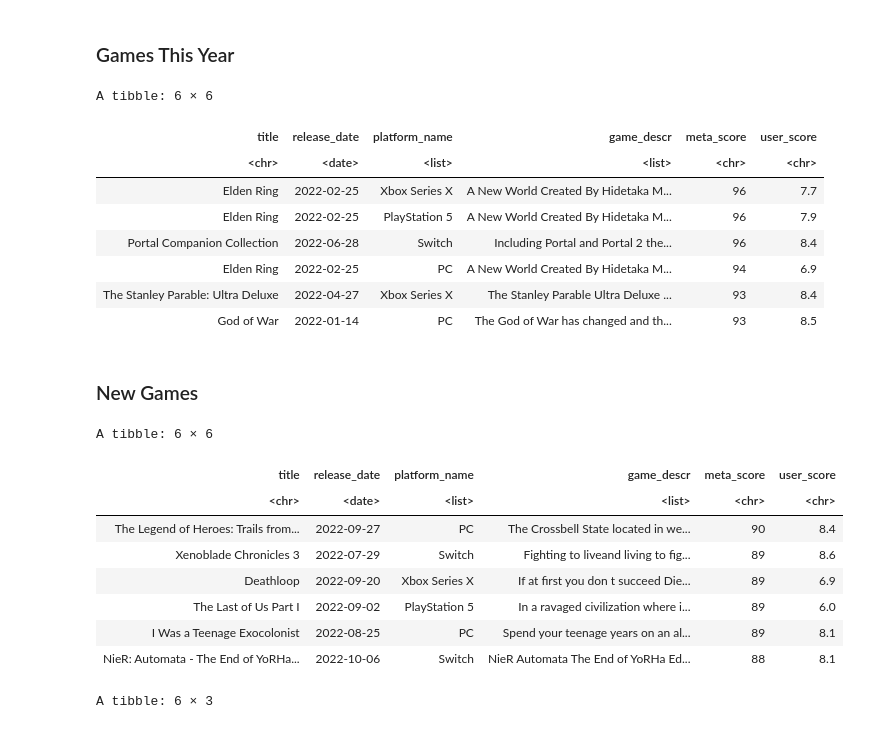
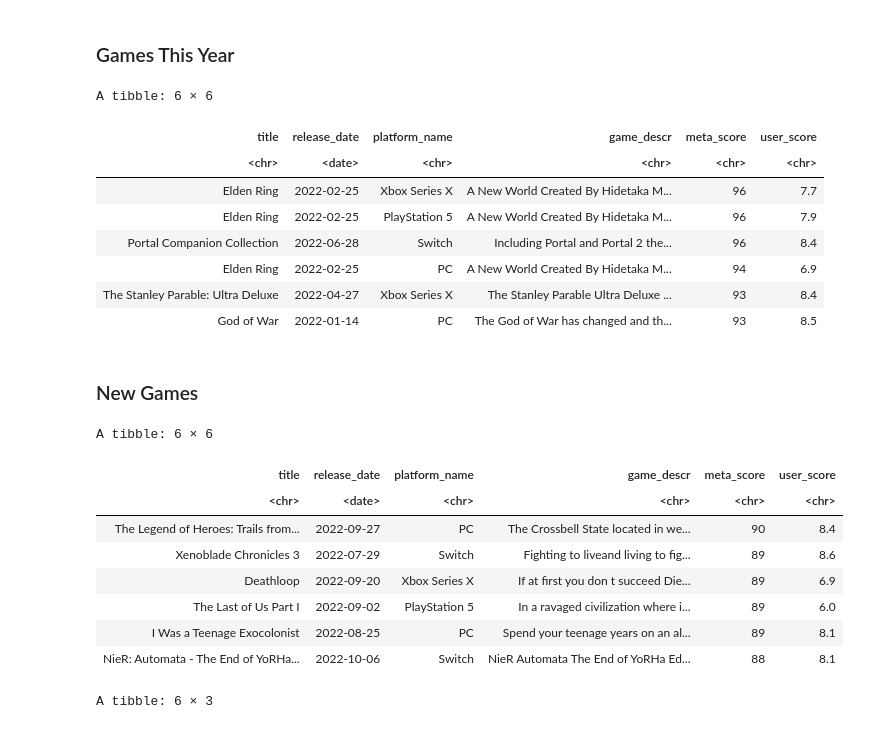
Before and after one commit to beuri97/data201_assignment2, a Jupyter notebook: DATA201_Assignment2_R.ipynb, the cells around one changed output. Drawn from its saved outputs; the diff is of its cells as text; code cells hidden in the pictures.

```diff
--- a/DATA201_Assignment2_R.ipynb
+++ b/DATA201_Assignment2_R.ipynb
@@ -363,30 +362,30 @@ pages <- pages %>%
 # %%
 # Take the content of the html file of the games this year web page.
 game_scores <- pages[[1]][[1]] %>% get_scores()
 
 # Create a data frame with all of the information about the first 100 games listed under
 # games this year web page.
 games_this_year <- tibble(title = pages[[1]][[1]] %>% get_title(),
                           release_date = pages[[1]][[1]] %>% get_date(),
                           platform_name = pages[[1]][[1]] %>% get_platform(),
                           game_descr = pages[[1]][[1]] %>% get_description(),
                           meta_score = game_scores$ms,
                           user_score = game_scores$us)
 
 # Modify the release_date by converting it to date type.
 # Modify the game_description and platform_name by removing special characters and whitespaces.
 games_this_year <- games_this_year %>%
   mutate(release_date = release_date %>%
                         convert_date,
-         game_descr = map(game_descr, clean_text),
-         platform_name = map(platform_name, clean_text))
+         game_descr = map_chr(game_descr, clean_text),
+         platform_name = map_chr(platform_name, clean_text))
 
 games_this_year %>%
     head()
 # %% [output]
 A tibble: 6 × 6
 | title | release_date | platform_name | game_descr | meta_score | user_score |
-| <chr> | <date> | <list> | <list> | <chr> | <chr> |
+| <chr> | <date> | <chr> | <chr> | <chr> | <chr> |
 | Elden Ring | 2022-02-25 | Xbox Series X | A New World Created By Hidetaka M... | 96 | 7.7 |
 | Elden Ring | 2022-02-25 | PlayStation 5 | A New World Created By Hidetaka M... | 96 | 7.9 |
 | Portal Companion Collection | 2022-06-28 | Switch | Including Portal and Portal 2 the... | 96 | 8.4 |
@@ -413,15 +412,15 @@ new_games <- tibble(title = pages[[1]][[2]] %>% get_title(),
 new_games <- new_games %>%
   mutate(release_date = release_date %>%
                         convert_date(),
-         game_descr = map(game_descr, clean_text),
-         platform_name = map(platform_name, clean_text))
+         game_descr = map_chr(game_descr, clean_text),
+         platform_name = map_chr(platform_name, clean_text))
 
 new_games %>%
     head()
 # %% [output]
 A tibble: 6 × 6
 | title | release_date | platform_name | game_descr | meta_score | user_score |
-| <chr> | <date> | <list> | <list> | <chr> | <chr> |
+| <chr> | <date> | <chr> | <chr> | <chr> | <chr> |
 | The Legend of Heroes: Trails from... | 2022-09-27 | PC | The Crossbell State located in we... | 90 | 8.4 |
 | Xenoblade Chronicles 3 | 2022-07-29 | Switch | Fighting to liveand living to fig... | 89 | 8.6 |
 | Deathloop | 2022-09-20 | Xbox Series X | If at first you don t succeed Die... | 89 | 6.9 |
```
Also changed, not shown: parts of 2 cells of this notebook.
